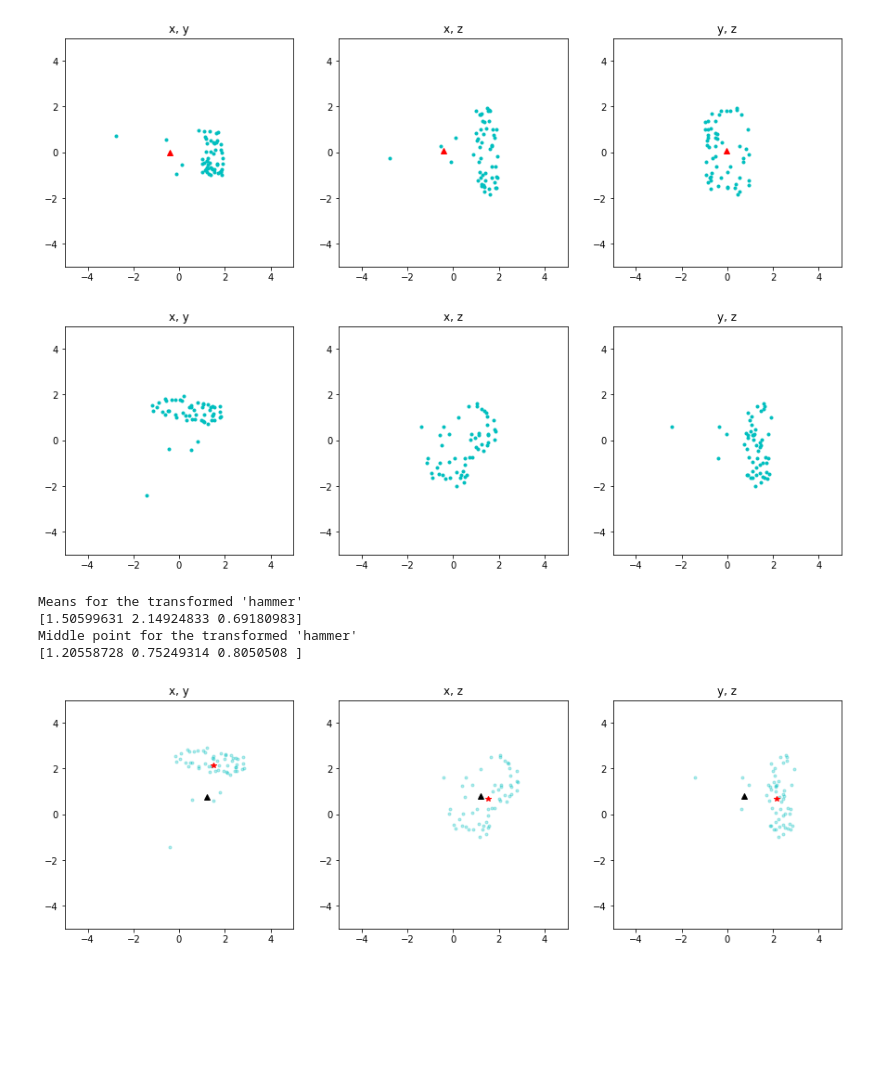
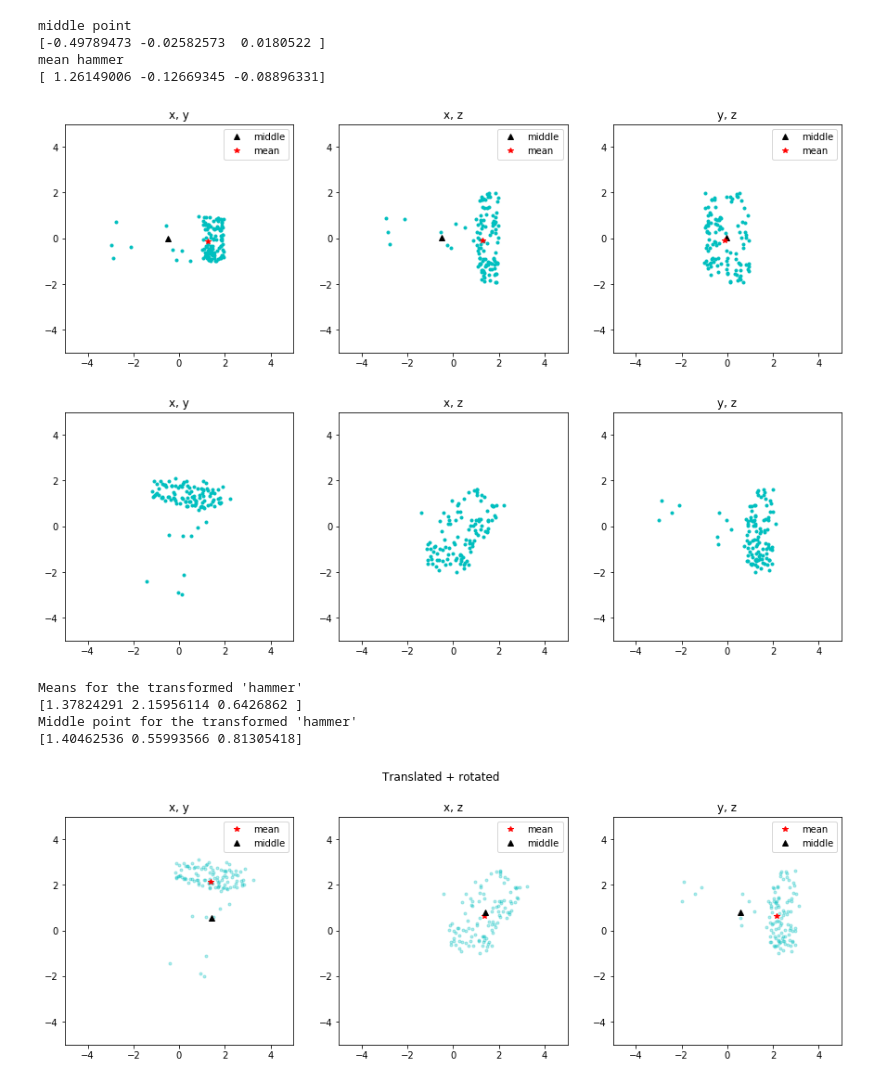
Before and after one commit to chanokin/spike_conv_nets, a Jupyter notebook: pca_mean_test.ipynb, the cells around one changed output. Saved outputs shown, nothing was run; the diff lists cells and outputs as text; code cells hidden in the pictures; blank space fills up the shorter version.

Commit message:
more prints

```diff
--- a/pca_mean_test.ipynb
+++ b/pca_mean_test.ipynb
@@ -20,10 +20,15 @@ def generate_points(n_handle=10, n_head=100, seed=13):
 
     return np.vstack([handle_points, head_points])
 # %%
-hammer = generate_points(5, 50)
+hammer = generate_points(10, 100)
 min_hammer = np.min(hammer, axis=0)
 max_hammer = np.max(hammer, axis=0)
-mid_hammer = min_hammer + (max_hammer - min_hammer) * 0.5
+mid_hammer = (max_hammer + min_hammer) * 0.5
+mean_hammer = np.mean(hammer, axis=0)
+print("middle point")
+print(mid_hammer)
+print("mean hammer")
+print(mean_hammer)
 
 fw = 5.
 plot_lim = 5
@@ -36,14 +41,21 @@ for p in range(3):
     ax = plt.subplot(1, 3, p+1)
     ax.set_title(order[p][2])
     ax.plot(hammer[:, order[p][0]], hammer[:, order[p][1]], 'c.')
-    ax.plot(mid_hammer[order[p][0]], mid_hammer[order[p][1]], 'r^')
+    ax.plot(mid_hammer[order[p][0]], mid_hammer[order[p][1]],
+            'k^', label='middle')
+    ax.plot(mean_hammer[order[p][0]], mean_hammer[order[p][1]],
+            'r*', label='mean')
     ax.set_xlim(-plot_lim, plot_lim)
     ax.set_ylim(-plot_lim, plot_lim)
     ax.set_aspect('equal', 'box')
-
+    ax.legend()
 plt.show()
 # %% [output]
+middle point
+[-0.49789473 -0.02582573  0.0180522 ]
+mean hammer
+[ 1.26149006 -0.12669345 -0.08896331]
-[figure, old version]
+[figure, new version]
 # %%
 # ROTATE
 r = R.from_euler('xyz', [30, 10, 75], degrees=True)
@@ -61,43 +73,44 @@ for p in range(3):
 
 plt.show()
 # %% [output]
-[figure, old version]
+[figure, new version]
 # %%
 hammer_rot_trans = hammer_rotated + 1.0
 print("Means for the transformed 'hammer'")
 means_transformed = np.mean(hammer_rot_trans, axis=0)
 print(means_transformed)
 min_trans = np.min(hammer_rot_trans, axis=0)
 max_trans = np.max(hammer_rot_trans, axis=0)
 mid_trans = (max_trans + min_trans) * 0.5
 print("Middle point for the transformed 'hammer'")
 print(mid_trans)
 
 fig = plt.figure(figsize=(fw*3, fw*1))
+plt.suptitle("Translated + rotated")
 for p in range(3):
     ax = plt.subplot(1, 3, p+1)
     ax.set_title(order[p][2])
     ax.plot(hammer_rot_trans[:, order[p][0]],
             hammer_rot_trans[:, order[p][1]],
             'c.', alpha=0.3)
     ax.plot(means_transformed[order[p][0]],
             means_transformed[order[p][1]],
-            'r*')
+            'r*', label='mean')
     ax.plot(mid_trans[order[p][0]],
             mid_trans[order[p][1]],
-            'k^')
+            'k^', label='middle')
 
     ax.set_xlim(-plot_lim, plot_lim)
     ax.set_ylim(-plot_lim, plot_lim)
     ax.set_aspect('equal', 'box')
-
+    ax.legend()
 plt.show()
 # %% [output]
 Means for the transformed 'hammer'
-[1.50599631 2.14924833 0.69180983]
+[1.37824291 2.15956114 0.6426862 ]
 Middle point for the transformed 'hammer'
-[1.20558728 0.75249314 0.8050508 ]
+[1.40462536 0.55993566 0.81305418]
-[figure, old version]
+[figure, new version]
 # %%
 
 pca = PCA(3)
```
Also changed, not shown: parts of 2 cells of this notebook.
